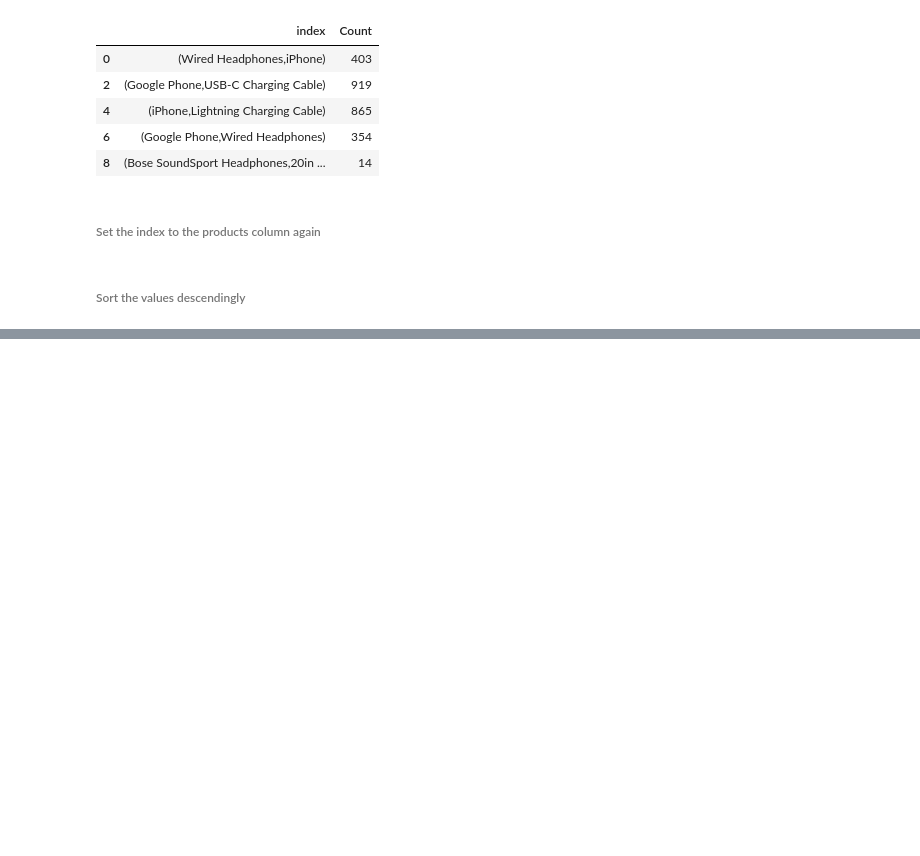
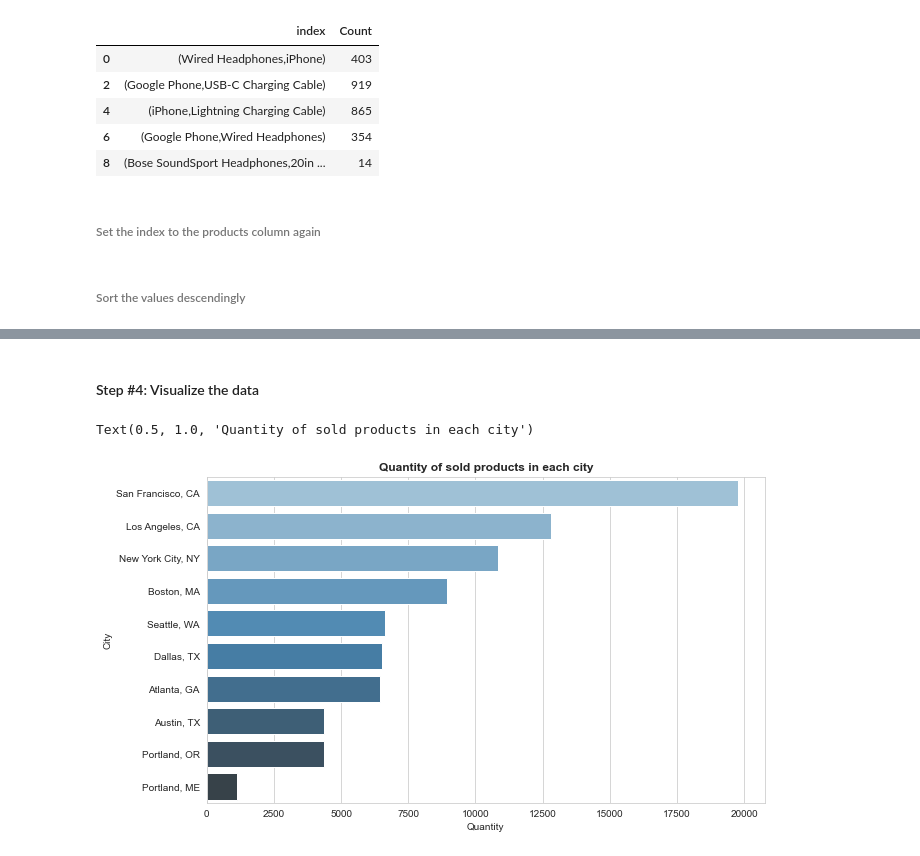
Before and after one commit to Yousef-Medhat56/py-sales-analysis, a Jupyter notebook: sales-analysis.ipynb, the cells around one changed output, grey strips where cells are left out. Saved outputs shown, nothing was run; the diff lists cells and outputs as text; code cells hidden in the pictures; blank space fills up the shorter version.

```diff
--- a/sales-analysis.ipynb
+++ b/sales-analysis.ipynb
@@ -463,0 +477,9 @@ Text(0.5, 1.0, 'Frequanlty bought together products')
+# %% [markdown]
+#### Step #4: Visualize the data
+# %%
+fig,ax = plt.subplots(figsize=(10, 6))
+sns.barplot(x=city_sum,y=city_sum.index,palette="Blues_d",ax=ax)
+ax.set_title("Quantity of sold products in each city",fontweight="bold")
+# %% [output]
+Text(0.5, 1.0, 'Quantity of sold products in each city')
+[figure, added]
```
Also changed, not shown: parts of 11 cells of this notebook.
